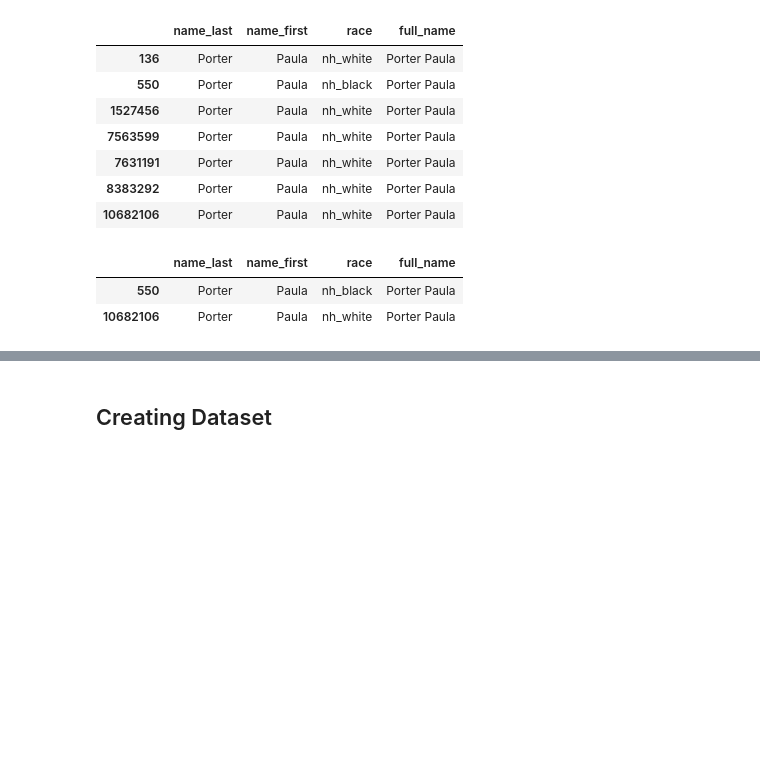
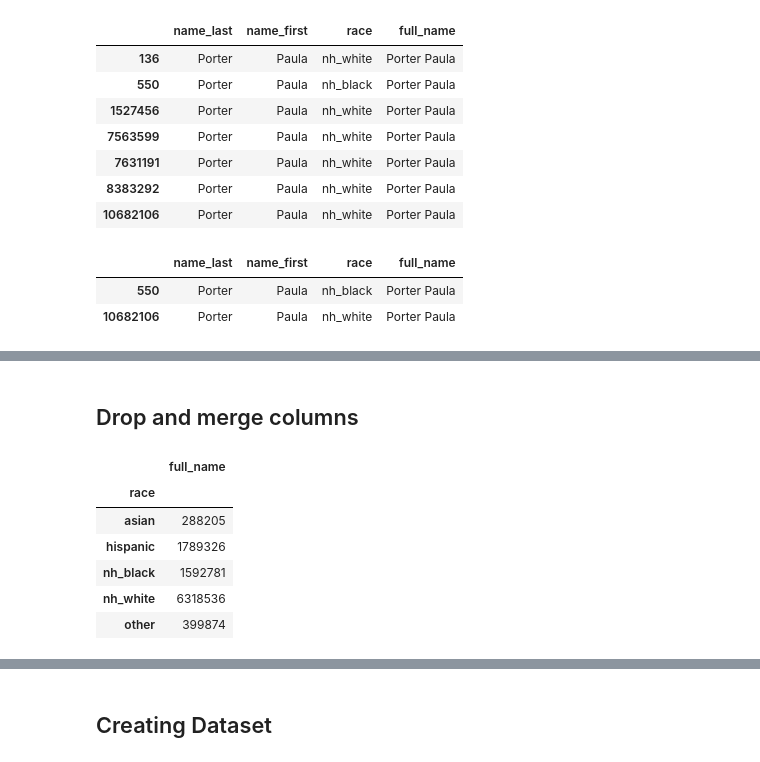
Before and after one commit to appeler/ethnicolr_v2, a Jupyter notebook: notebooks/LSTM_pytorch_label.ipynb, the cells around one changed output, grey strips where cells are left out. Saved outputs shown, nothing was run; the diff lists cells and outputs as text; code cells hidden in the pictures; blank space fills up the shorter version.

```diff
--- a/notebooks/LSTM_pytorch_label.ipynb
+++ b/notebooks/LSTM_pytorch_label.ipynb
@@ -116,0 +117,2 @@ len(df)
+# %% [markdown]
+## Drop and merge columns
@@ -117,3 +126,13 @@ len(df)
+# %%
+df.groupby('race').agg({'full_name':'nunique'})
+# %% [output]
+|  | full_name |
+| race |  |
+| asian | 288205 |
+| hispanic | 1789326 |
+| nh_black | 1592781 |
+| nh_white | 6318536 |
+| other | 399874 |
 # %%
 df['race_code'] = df.race.factorize()[0]
 # %%
```
Also changed, not shown: parts of 51 cells of this notebook.
